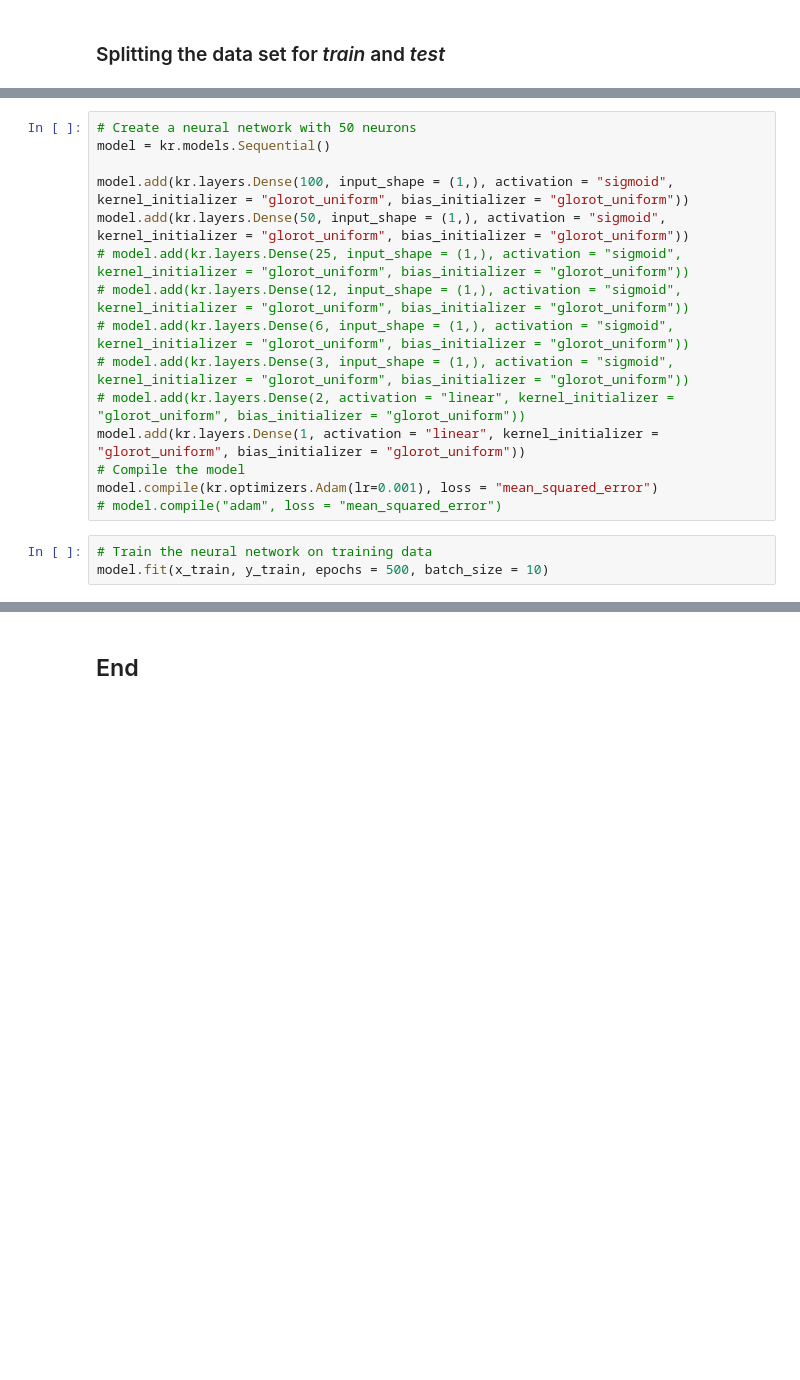
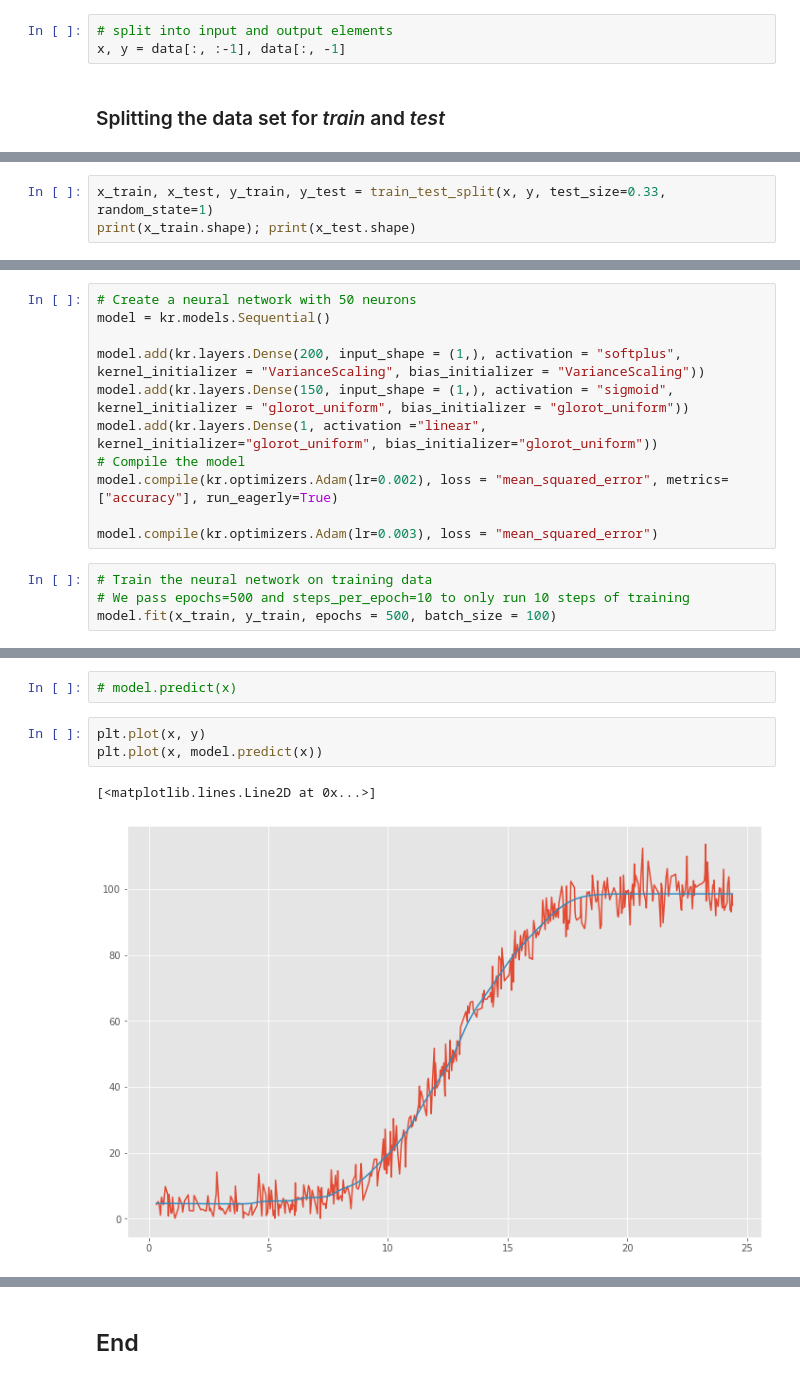
Before and after one commit to G00387867/Machine_Learning_Project, a Jupyter notebook: Machine_Learning_Project.ipynb, the cells around one changed output, grey strips where cells are left out. Drawn from its saved outputs; the diff is of its cells as text; blank space fills up the shorter version.

Commit message:
Add Model

```diff
--- a/Machine_Learning_Project.ipynb
+++ b/Machine_Learning_Project.ipynb
@@ -78,2 +166,5 @@ y = df["power"]
+# %%
+# split into input and output elements
+x, y = data[:, :-1], data[:, -1]
 # %% [markdown]
 ### Splitting the data set for _train_ and _test_
@@ -128,0 +171,3 @@ y_test = test["power"]
+# %%
+x_train, x_test, y_train, y_test = train_test_split(x, y, test_size=0.33, random_state=1)
+print(x_train.shape); print(x_test.shape)
@@ -130,19 +188,16 @@ y_test = test["power"]
 # Create a neural network with 50 neurons
 model = kr.models.Sequential()
 
-model.add(kr.layers.Dense(100, input_shape = (1,), activation = "sigmoid", kernel_initializer = "glorot_uniform", bias_initializer = "glorot_uniform"))
-model.add(kr.layers.Dense(50, input_shape = (1,), activation = "sigmoid", kernel_initializer = "glorot_uniform", bias_initializer = "glorot_uniform"))
-# model.add(kr.layers.Dense(25, input_shape = (1,), activation = "sigmoid", kernel_initializer = "glorot_uniform", bias_initializer = "glorot_uniform"))
-# model.add(kr.layers.Dense(12, input_shape = (1,), activation = "sigmoid", kernel_initializer = "glorot_uniform", bias_initializer = "glorot_uniform"))
-# model.add(kr.layers.Dense(6, input_shape = (1,), activation = "sigmoid", kernel_initializer = "glorot_uniform", bias_initializer = "glorot_uniform"))
-# model.add(kr.layers.Dense(3, input_shape = (1,), activation = "sigmoid", kernel_initializer = "glorot_uniform", bias_initializer = "glorot_uniform"))
-# model.add(kr.layers.Dense(2, activation = "linear", kernel_initializer = "glorot_uniform", bias_initializer = "glorot_uniform"))
-model.add(kr.layers.Dense(1, activation = "linear", kernel_initializer = "glorot_uniform", bias_initializer = "glorot_uniform"))
+model.add(kr.layers.Dense(200, input_shape = (1,), activation = "softplus", kernel_initializer = "VarianceScaling", bias_initializer = "VarianceScaling"))
+model.add(kr.layers.Dense(150, input_shape = (1,), activation = "sigmoid", kernel_initializer = "glorot_uniform", bias_initializer = "glorot_uniform"))
+model.add(kr.layers.Dense(1, activation ="linear", kernel_initializer="glorot_uniform", bias_initializer="glorot_uniform"))
 # Compile the model
-model.compile(kr.optimizers.Adam(lr=0.001), loss = "mean_squared_error")
-# model.compile("adam", loss = "mean_squared_error")
+model.compile(kr.optimizers.Adam(lr=0.002), loss = "mean_squared_error", metrics=["accuracy"], run_eagerly=True)
+
+model.compile(kr.optimizers.Adam(lr=0.003), loss = "mean_squared_error")
 # %%
 # Train the neural network on training data
-model.fit(x_train, y_train, epochs = 500, batch_size = 10)
+# We pass epochs=500 and steps_per_epoch=10 to only run 10 steps of training
+model.fit(x_train, y_train, epochs = 500, batch_size = 100)
 # %% [output]
 Epoch 1/500
@@ -177,0 +228,8 @@ https://towardsdatascience.com/demystifying-optimizations-for-machine-learning-c
+# %%
+# model.predict(x)
+# %%
+plt.plot(x, y)
+plt.plot(x, model.predict(x))
+# %% [output]
+[<matplotlib.lines.Line2D at 0x...>]
+[figure, added]
```
Also changed, not shown: parts of 32 cells of this notebook.
